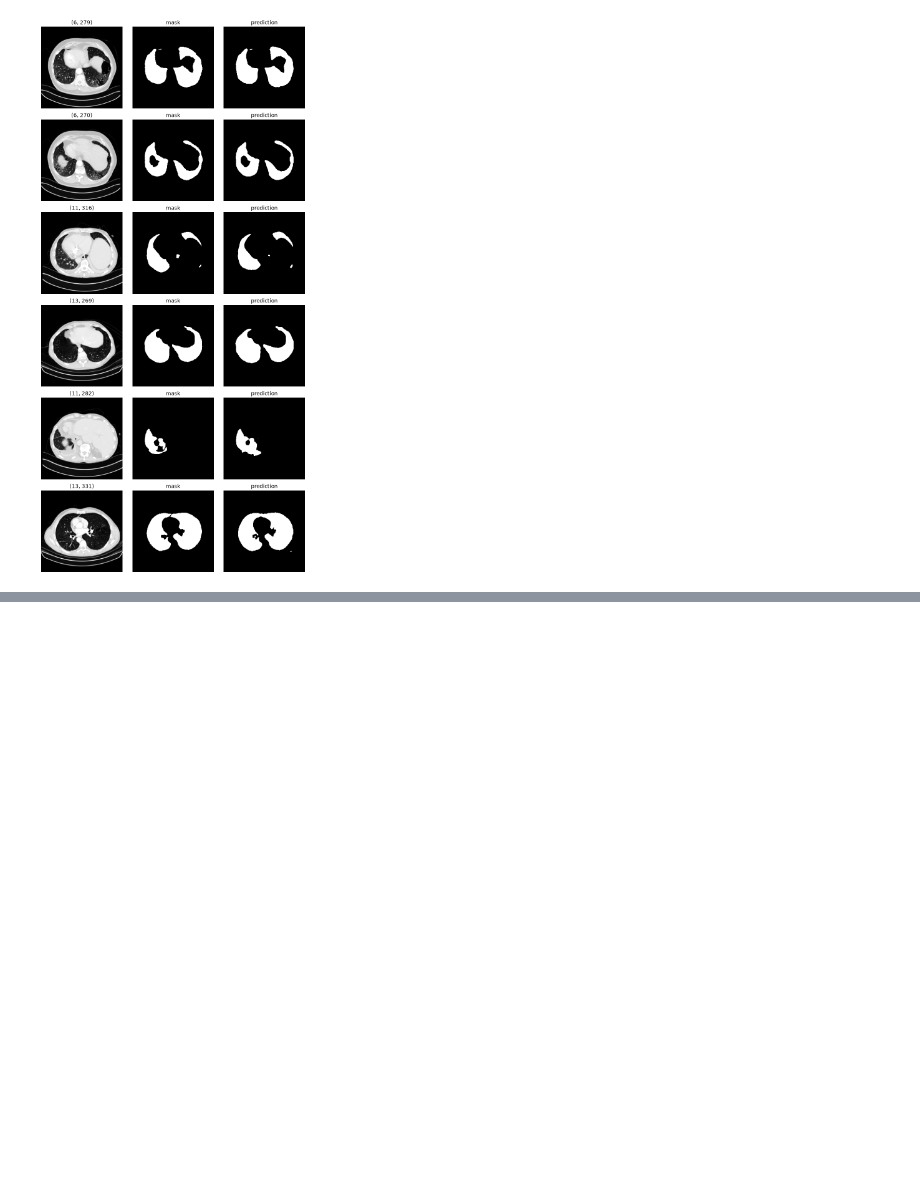
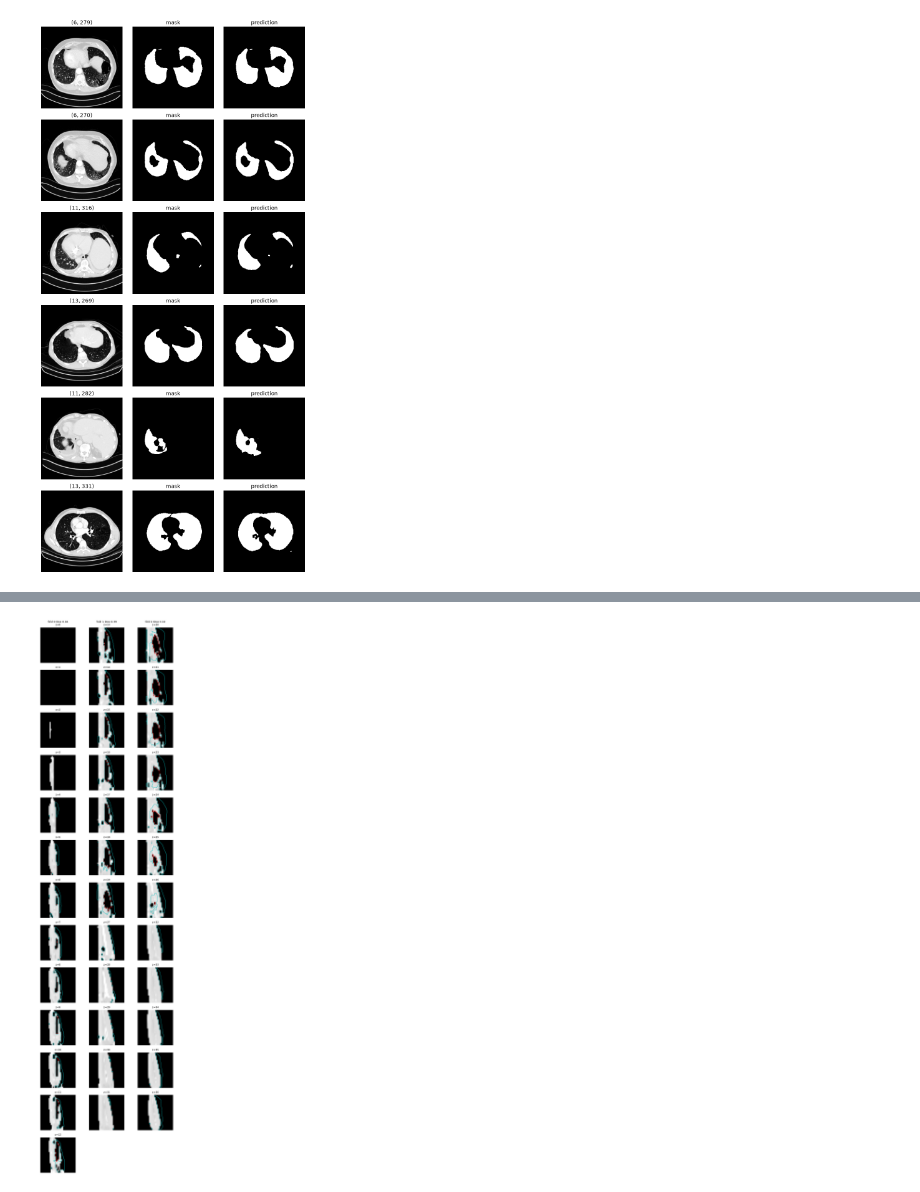
Before and after one commit to pg-weti-projects/3d-object-segmentation, a Jupyter notebook: torch/train_u-net-2d.ipynb, the cells around one changed output, grey strips where cells are left out. Saved outputs shown, nothing was run; the diff lists cells and outputs as text; code cells hidden in the pictures; blank space fills up the shorter version.

```diff
--- a/torch/train_u-net-2d.ipynb
+++ b/torch/train_u-net-2d.ipynb
@@ -311,0 +355,88 @@ plt.show()
+# %%
+N_FOLDS = 3
+FT_EPOCHS = 1
+
+scan, mask, _ = load_fish("oreo")
+box_x, box_y, (z0, z1) = calculate_box(mask)
+folds = [f.tolist() for f in np.array_split(np.arange(z0, z1 + 1), N_FOLDS)]
+empty = list(range(max(z0 - SLICE_MARGIN, 0), z0)) + list(
+    range(z1 + 1, min(z1 + SLICE_MARGIN, mask.shape[2] - 1) + 1)
+)
+
+for f, chunk in zip(folds, np.array_split(empty, N_FOLDS)):
+    f += chunk.tolist()
+    f.sort()
+
+
+class FishDataset(LungDataset):
+    def __init__(self, scan, mask, ks, train=False):
+        super().__init__([], dataset_dir, train=train)
+        box_x, box_y, _ = calculate_box(mask)
+        self._volumes = [(scan, mask)]
+        self._boxes = [(box_x, box_y)]
+        self._slices = [(0, k) for k in ks]
+
+
+fold_dice, fold_preds = [], []
+for fold_n in range(N_FOLDS):
+    train_ks = sorted(k for j, f in enumerate(folds) if j != fold_n for k in f)
+    train_ds = FishDataset(scan, mask, train_ks, train=True)
+    val_ds = FishDataset(scan, mask, folds[fold_n])
+
+    torch.manual_seed(RANDOM_SEED)
+    model = smp.Unet("resnet34", encoder_weights=None, in_channels=1, classes=1)
+    model.load_state_dict(checkpoints[CKPT]["model"])
+    model.to(DEVICE)
+    opt = torch.optim.AdamW(model.parameters(), lr=LR)
+    train_loader = torch.utils.data.DataLoader(
+        train_ds,
+        BATCH_SIZE,
+        shuffle=True,
+        generator=torch.Generator().manual_seed(RANDOM_SEED),
+    )
+    val_loader = torch.utils.data.DataLoader(val_ds, BATCH_SIZE)
+
+    print(f"fold {fold_n}: val z {folds[fold_n]}")
+    print(f"  epoch   0  val Dice {val_dice(model, val_loader):.4f} (lung only)")
+    for epoch in range(1, FT_EPOCHS + 1):
+        model.train()
+        running = 0.0
+        for x, y in train_loader:
+            x, y = x.to(DEVICE), y.to(DEVICE)
+            loss = loss_fn(model(x), y)
+            opt.zero_grad()
+            loss.backward()
+            opt.step()
+            running += loss.item() * len(x)
+
+            fold_dice.append(val_dice(model, val_loader))
+    print(f"  epoch {FT_EPOCHS:3d}  train loss {running / len(train_ds):.4f}"
+          f"  val Dice {fold_dice[-1]:.4f}")
+
+    model.eval()
+    with torch.no_grad():
+        xs, ys = map(torch.stack, zip(*[val_ds[i] for i in range(len(val_ds))]))
+        ps = (model(xs.to(DEVICE)) > 0).cpu()
+    fold_preds.append((xs, ys, ps))
+
+print(f"val Dice per fold {np.round(fold_dice, 4)}"
+      f"  mean {np.mean(fold_dice):.4f} +- {np.std(fold_dice):.4f}")
+
+rows = max(len(f) for f in folds)
+fig, axes = plt.subplots(rows, N_FOLDS, figsize=(2.2 * N_FOLDS, 1.9 * rows))
+for fold_n, (col, (xs, ys, ps)) in enumerate(zip(axes.T, fold_preds)):
+    for ax in col:
+        ax.axis("off")
+    for ax, k, x, y, p in zip(col, folds[fold_n], xs, ys, ps):
+        ax.imshow(x[0].T, cmap="gray", origin="lower", vmin=0, vmax=1)
+        if y.any():
+            ax.contour(y[0].T, levels=[0.5], colors="r", linewidths=0.8)
+        if p.any():
+            ax.contour(p[0].T.float(), levels=[0.5], colors="c", linewidths=0.8)
+        ax.set_title(f"z={k}", fontsize=8)
+    col[0].set_title(f"fold {fold_n} Dice {fold_dice[fold_n]:.2f}\nz={folds[fold_n][0]}",
+                     fontsize=8)
+
+fig.tight_layout()
+plt.show()
+# %% [output]
@@ -311,0 +453 @@ plt.show()
+[figure, added]
```
Also changed, not shown: parts of 3 cells of this notebook.
